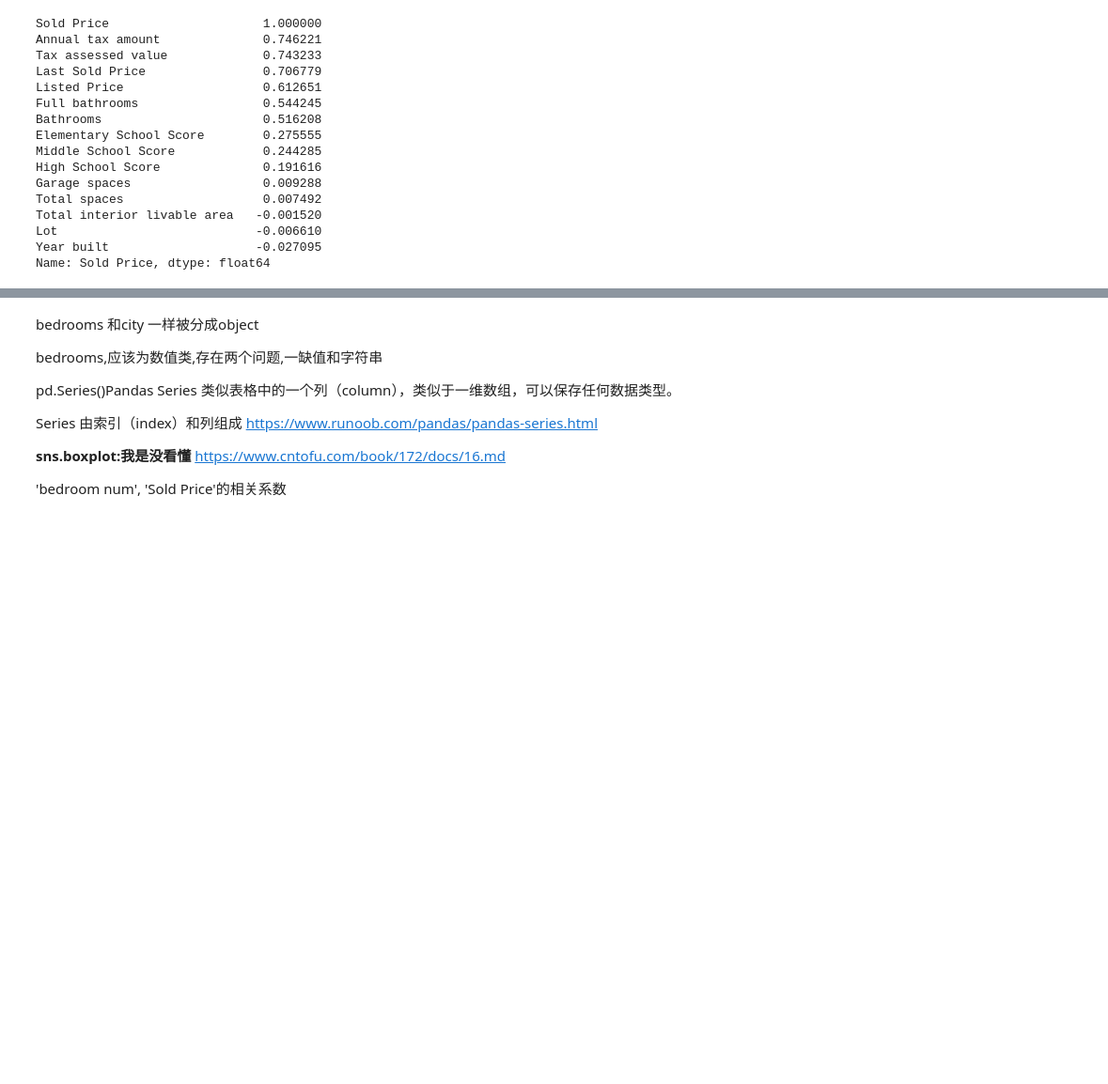
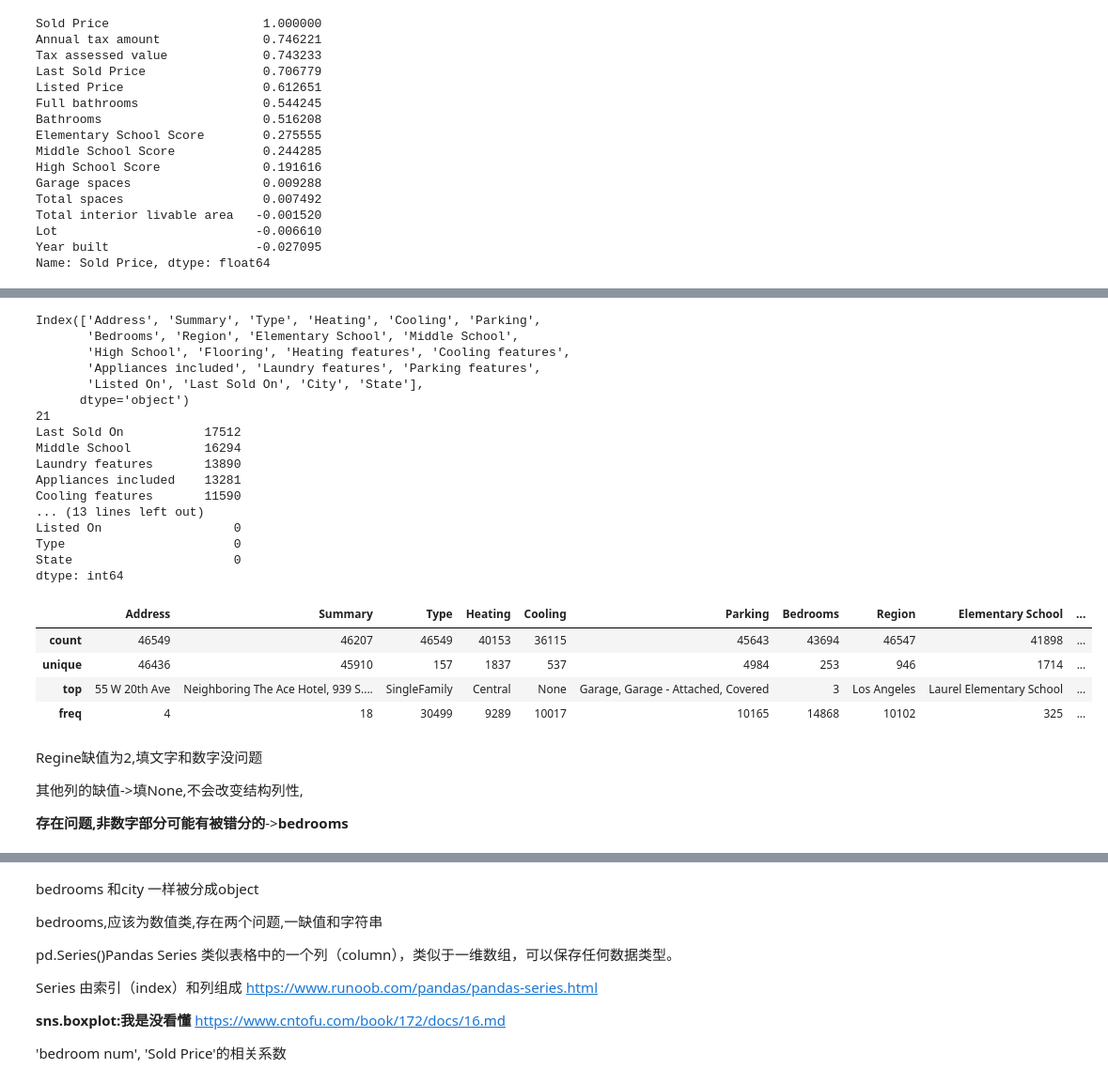
Before and after one commit to 2714830587-xh/CLRS-GG, a Jupyter notebook: Dive_to.ipynb, the cells around one changed output, grey strips where cells are left out. Shown at 94% size. Cells and saved outputs as stored; diff of their text form; code cells hidden in the pictures; blank space fills up the shorter version.

```diff
--- a/Dive_to.ipynb
+++ b/Dive_to.ipynb
@@ -2791,0 +2971,38 @@ State                2
+# %%
+print(train_copy.select_dtypes(include=['object']).columns)
+print(len(train_copy.select_dtypes(include=['object']).columns))
+# print(train_copy.select_dtypes(include=['object']).describe().round(decimals=2))
+cat_columns=train_copy.select_dtypes(include=['object']).columns
+print(train_copy[cat_columns].isna().sum().sort_values(ascending=False))
+
+train_copy.select_dtypes(include=['object']).describe().round(decimals=2)
+# %% [output]
+Index(['Address', 'Summary', 'Type', 'Heating', 'Cooling', 'Parking',
+       'Bedrooms', 'Region', 'Elementary School', 'Middle School',
+       'High School', 'Flooring', 'Heating features', 'Cooling features',
+       'Appliances included', 'Laundry features', 'Parking features',
+       'Listed On', 'Last Sold On', 'City', 'State'],
+      dtype='object')
+21
+Last Sold On           17512
+Middle School          16294
+Laundry features       13890
+Appliances included    13281
+Cooling features       11590
+... (13 lines left out)
+Listed On                  0
+Type                       0
+State                      0
+dtype: int64
+|  | Address | Summary | Type | Heating | Cooling | Parking | Bedrooms | Region | Elementary School | ... |
+| count | 46549 | 46207 | 46549 | 40153 | 36115 | 45643 | 43694 | 46547 | 41898 | ... |
+| unique | 46436 | 45910 | 157 | 1837 | 537 | 4984 | 253 | 946 | 1714 | ... |
+| top | 55 W 20th Ave | Neighboring The Ace Hotel, 939 S.... | SingleFamily | Central | None | Garage, Garage - Attached, Covered | 3 | Los Angeles | Laurel Elementary School | ... |
+| freq | 4 | 18 | 30499 | 9289 | 10017 | 10165 | 14868 | 10102 | 325 | ... |
+# %% [markdown]
+Regine缺值为2,填文字和数字没问题
+
+其他列的缺值->填None,不会改变结构列性,
+
+
+**存在问题,非数字部分可能有被错分的**->**bedrooms**
```
Also changed, not shown: parts of 29 cells of this notebook.
